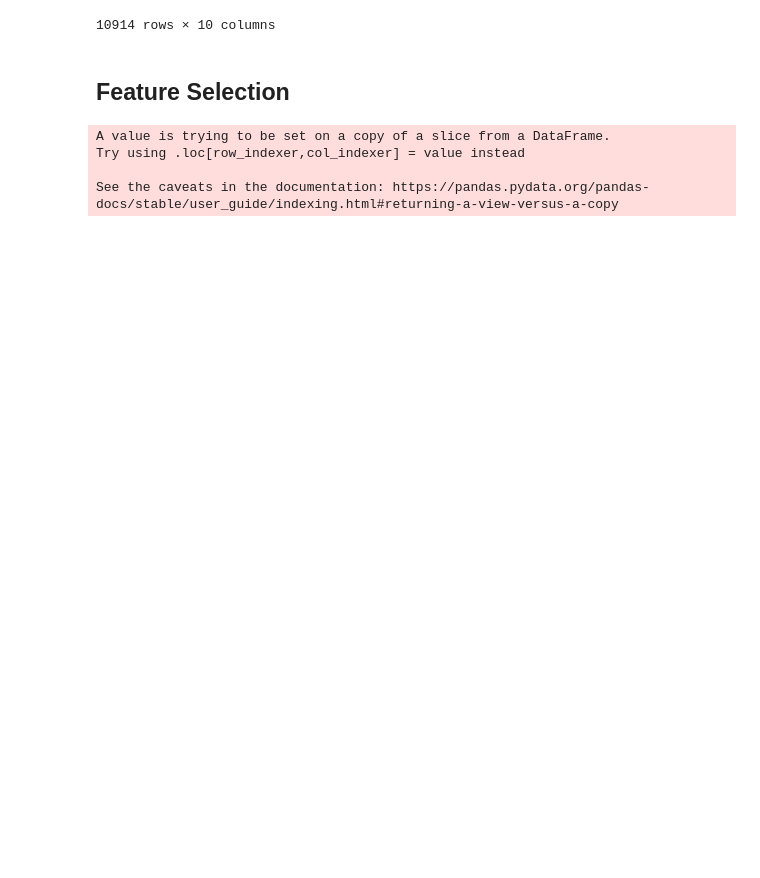
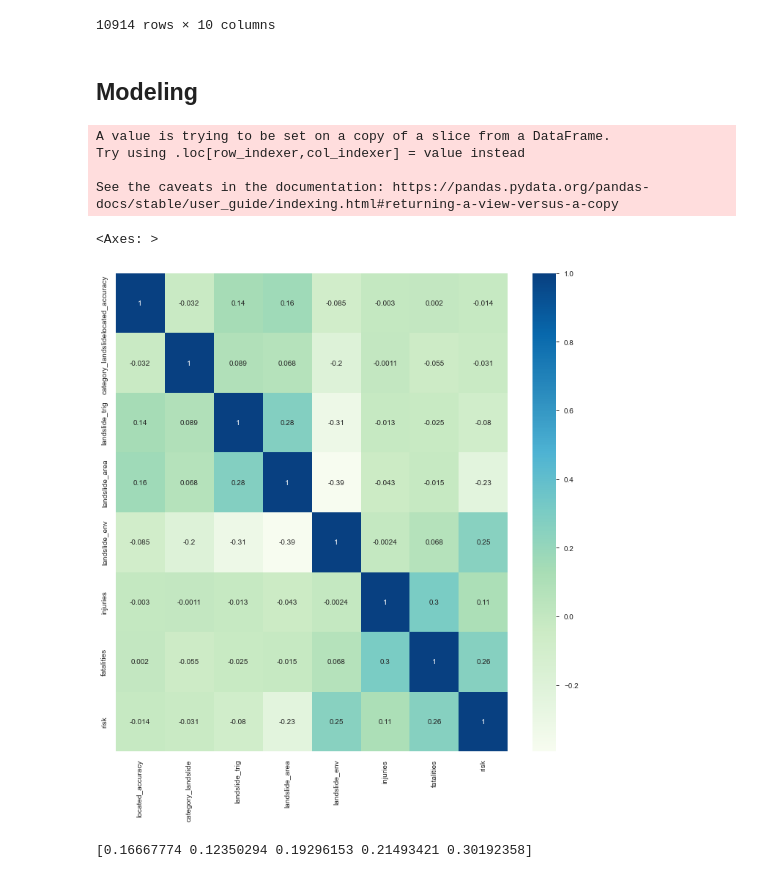
Before and after one commit to shupersap/Global_Landslide, a Jupyter notebook: 2_exploration/EDA.ipynb, the cells around one changed output. Cells and saved outputs as stored; diff of their text form; code cells hidden in the pictures; blank space fills up the shorter version.

Commit message:
fin_feat_select

```diff
--- a/2_exploration/EDA.ipynb
+++ b/2_exploration/EDA.ipynb
@@ -135,9 +138,9 @@ norm_fatalities
 | 10727 | 6248 | 2003-10-16 | 10km | landslide | construction | medium | ... |
 10914 rows × 10 columns
 # %% [markdown]
-## Feature Selection
+## Modeling
 # %%
-cat_list=["located_accuracy","category_landslide","landslide_trig","landslide_area","landslide_env"]
+cat_list=["category_landslide","landslide_trig","landslide_area","landslide_env","located_accuracy"]
 for x in cat_list:
     norm_fatalities[x]=LabelEncoder().fit_transform(norm_fatalities[x])
 # %% [output]
@@ -146,6 +149,13 @@ Try using .loc[row_indexer,col_indexer] = value instead
 
 See the caveats in the documentation: https://pandas.pydata.org/pandas-docs/stable/user_guide/indexing.html#returning-a-view-versus-a-copy
 # %%
-no_dt_df=norm_fatalities.drop(columns="landslide_date")
+no_dt_df=norm_fatalities.drop(columns=["landslide_date","landslide_id"])
 # %%
 scaled_slide=minmax_scaling(no_dt_df, columns = no_dt_df.columns.values)
+# %%
+plt.figure(figsize=(12,12))
+correlation=scaled_slide.corr()
+sns.heatmap(correlation,cmap = "GnBu", annot = True)
+# %% [output]
+<Axes: >
+[figure, added]
@@ -151,0 +165,7 @@ scaled_slide=minmax_scaling(no_dt_df, columns = no_dt_df.columns.values)
+# %%
+
+model=ExtraTreesClassifier()
+model.fit(x,y)
+print(model.feature_importances_)
+# %% [output]
+[0.16667774 0.12350294 0.19296153 0.21493421 0.30192358]
```
Also changed, not shown: parts of 4 cells of this notebook.
